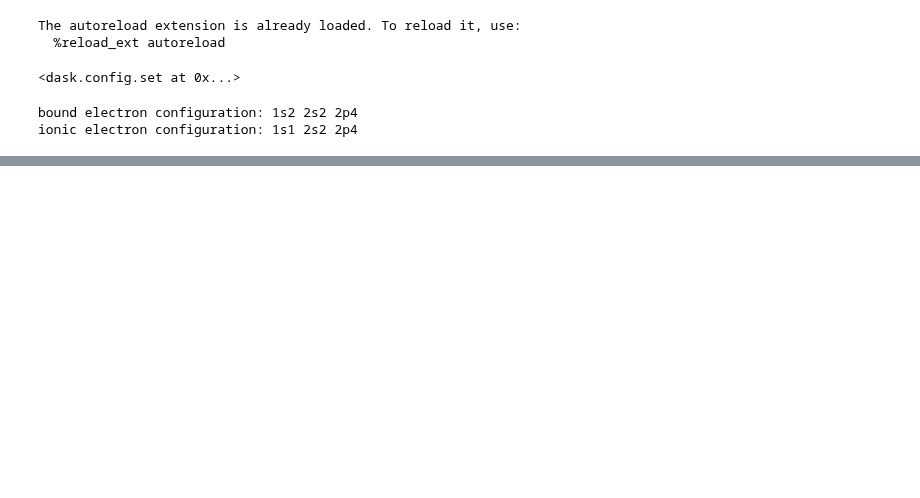
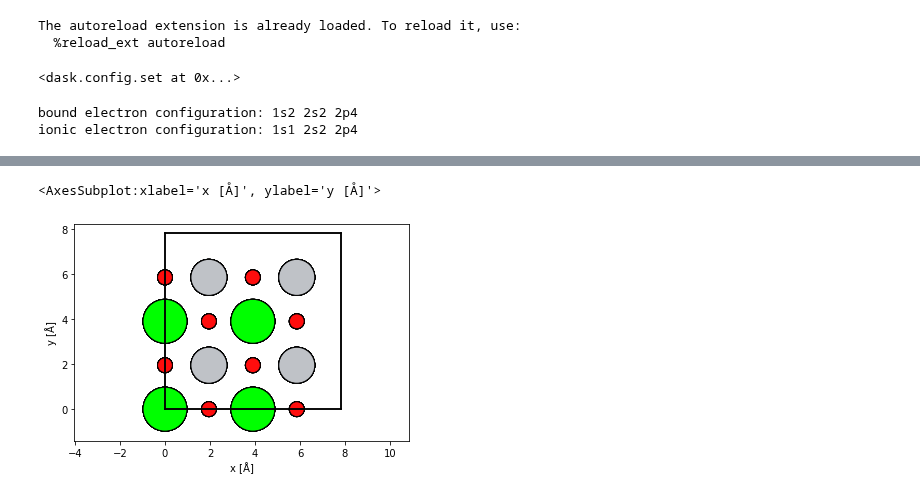
Before and after one commit to abTEM/abTEM, a Jupyter notebook: examples/dask/EFSTEM.ipynb, the cells around one changed output, grey strips where cells are left out. Saved outputs shown, nothing was run; the diff lists cells and outputs as text; code cells hidden in the pictures; blank space fills up the shorter version.

```diff
--- a/examples/dask/EFSTEM.ipynb
+++ b/examples/dask/EFSTEM.ipynb
@@ -44 +44,8 @@ transition_images[0].show(cbar=True, vmin=0, vmax=3e-4);
+# %%
+atoms = read('../data/srtio3_100.cif') * (2, 2, 13)
+
+show_atoms(atoms)
+# %% [output]
+<AxesSubplot:xlabel='x [Å]', ylabel='y [Å]'>
+[figure, added]
 # %%
```
Also changed, not shown: parts of 6 cells of this notebook, 1 other file.
